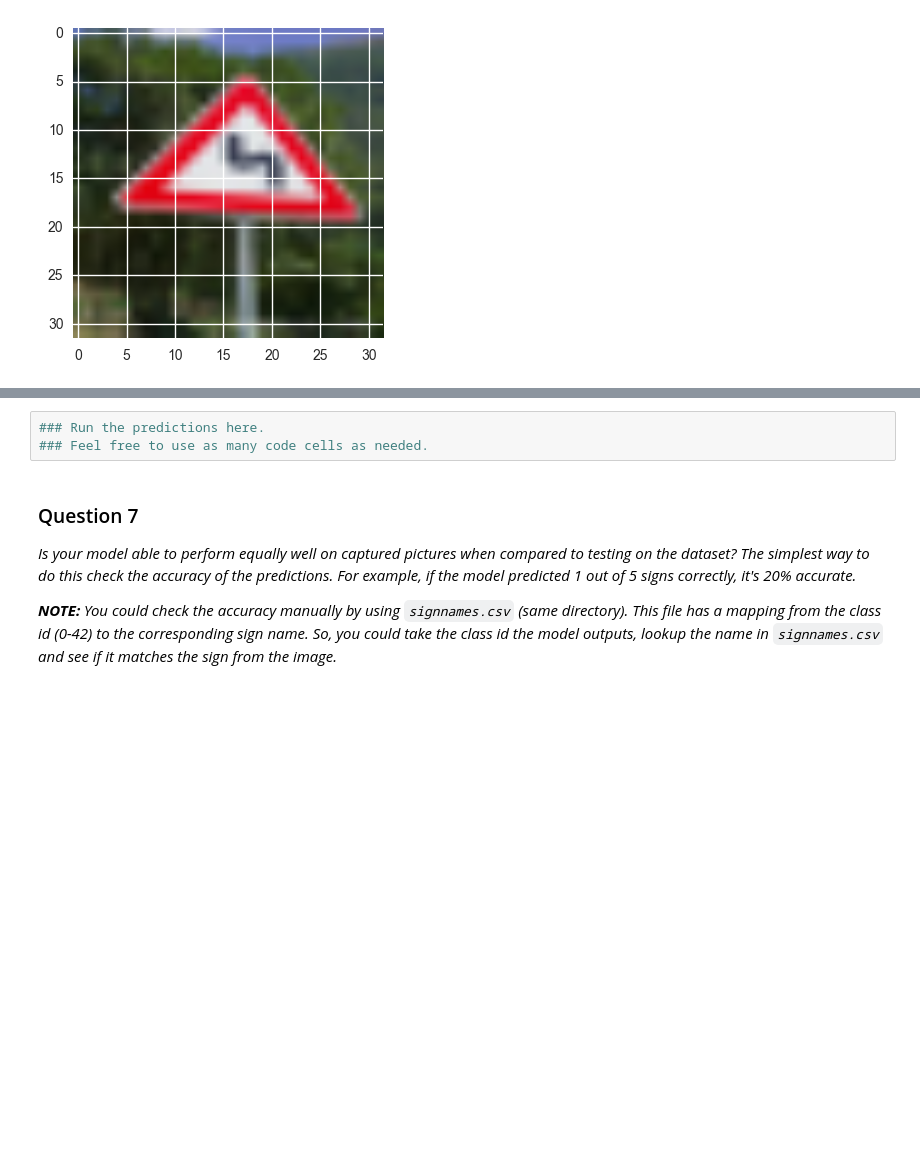
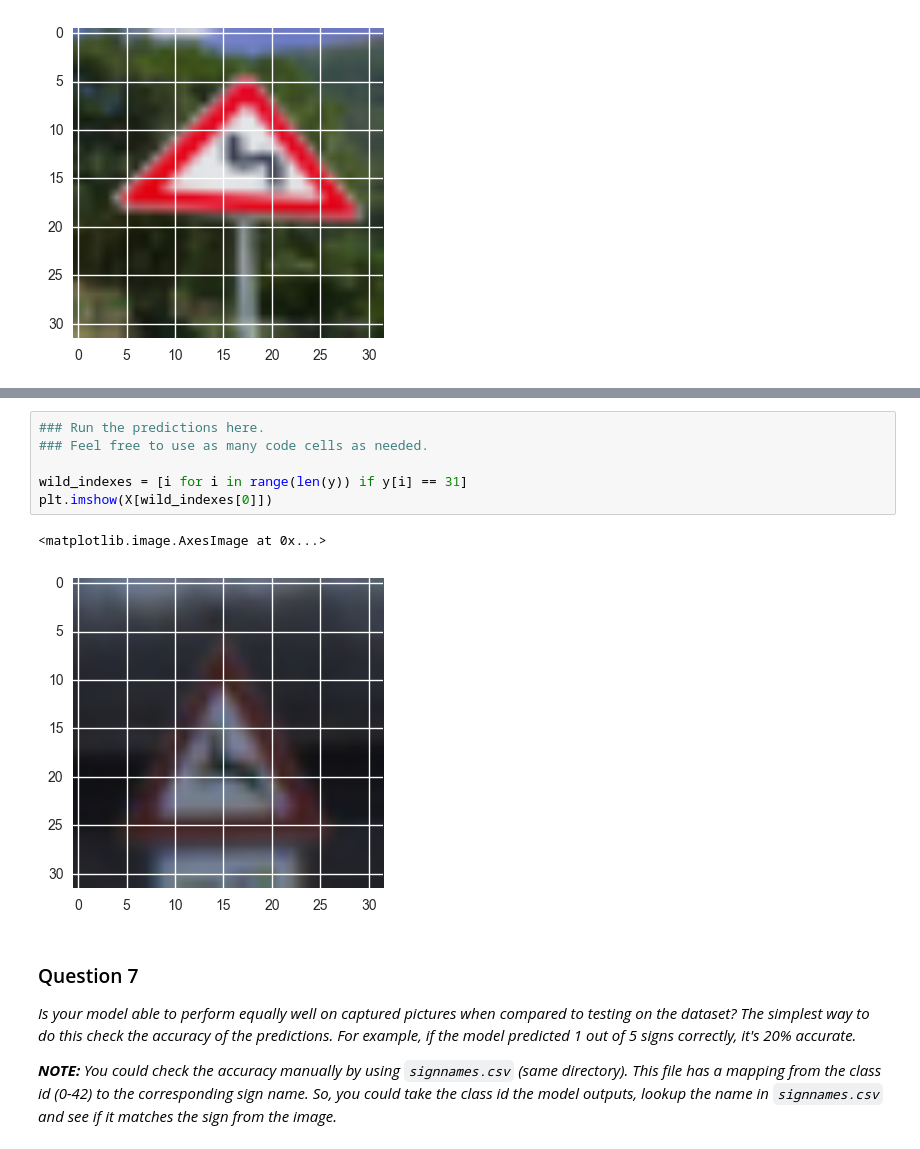
Before and after one commit to tfolkman/self-driving-car-nd, a Jupyter notebook: CarND-Traffic-Sign-Classifier-Project/Traffic_Sign_Classifier.ipynb, the cells around one changed output, grey strips where cells are left out. Cells and saved outputs as stored; diff of their text form; blank space fills up the shorter version.

```diff
--- a/CarND-Traffic-Sign-Classifier-Project/Traffic_Sign_Classifier.ipynb
+++ b/CarND-Traffic-Sign-Classifier-Project/Traffic_Sign_Classifier.ipynb
@@ -448,6 +450,12 @@ plt.imshow(sign_4)
 # %%
 ### Run the predictions here.
 ### Feel free to use as many code cells as needed.
+
+wild_indexes = [i for i in range(len(y)) if y[i] == 31]
+plt.imshow(X[wild_indexes[0]])
+# %% [output]
+<matplotlib.image.AxesImage at 0x...>
+[figure, added]
 # %% [markdown]
 ### Question 7
 
```
Also changed, not shown: parts of 18 cells of this notebook, 5 other files.
